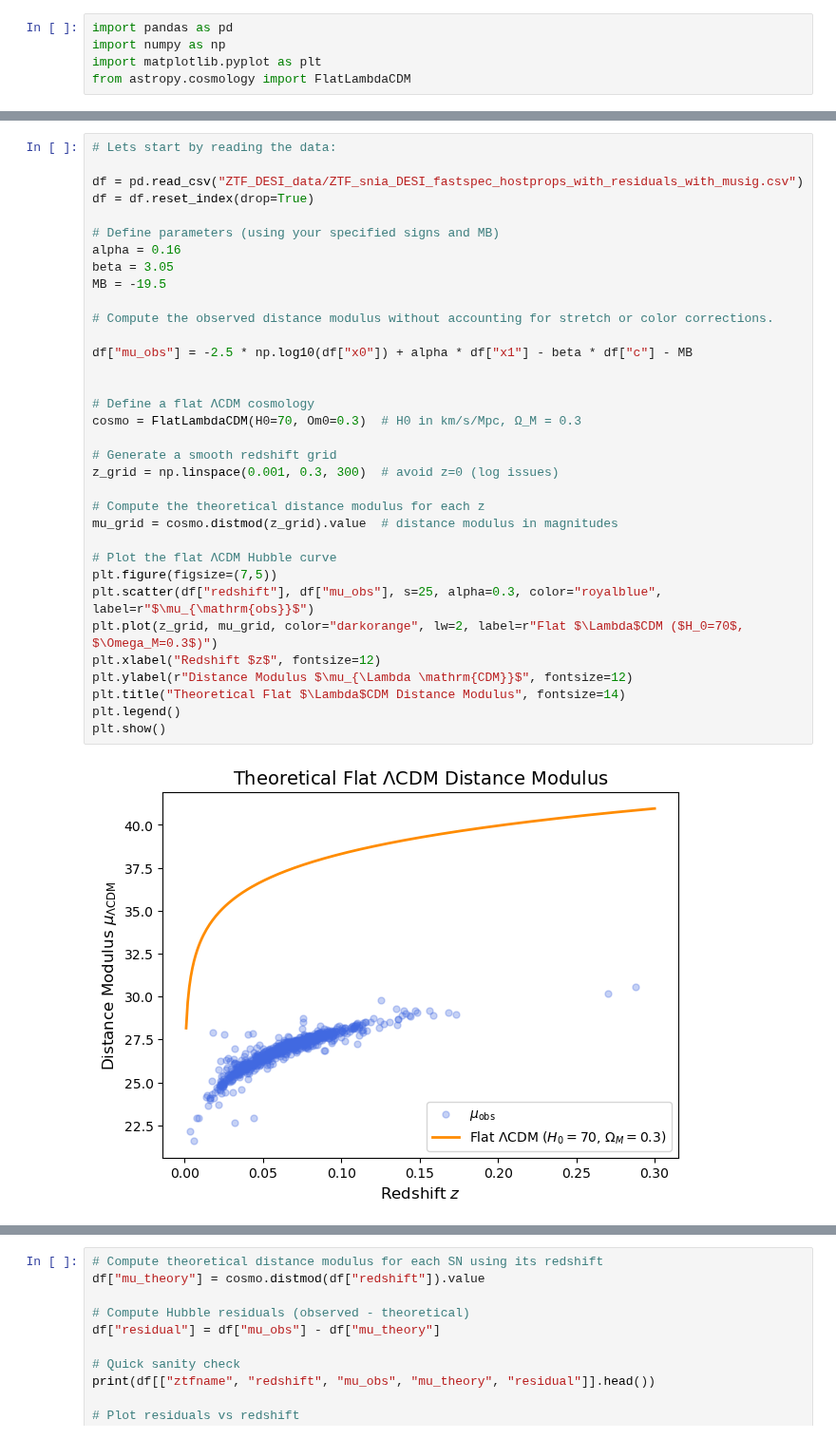
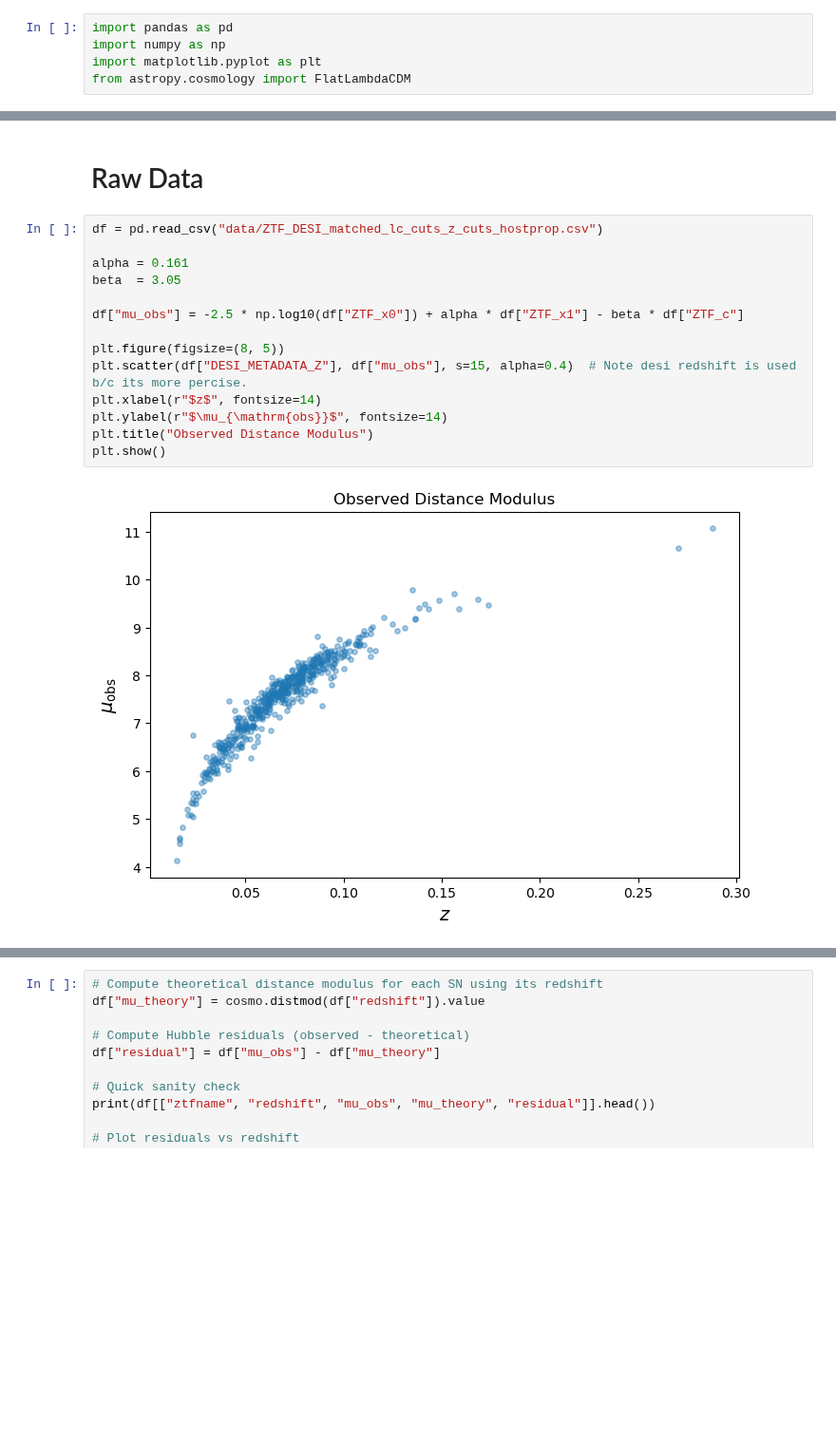
Before and after one commit to mwvgroup/myc21_first_paper, a Jupyter notebook: ZTF_DESI_data_prep/ZTF_mu_calculations_with_x1_c.ipynb, the cells around one changed output, grey strips where cells are left out. Shown at 95% size. Drawn from its saved outputs; the diff is of its cells as text; blank space fills up the shorter version.

```diff
--- a/ZTF_DESI_data_prep/ZTF_mu_calculations_with_x1_c.ipynb
+++ b/ZTF_DESI_data_prep/ZTF_mu_calculations_with_x1_c.ipynb
@@ -30,36 +24,18 @@ Please note that I selected the following data file b/c it contained the SNIa ho
+# %% [markdown]
+# Raw Data #
 # %%
-# Lets start by reading the data:
+df = pd.read_csv("data/ZTF_DESI_matched_lc_cuts_z_cuts_hostprop.csv")
 
-df = pd.read_csv("ZTF_DESI_data/ZTF_snia_DESI_fastspec_hostprops_with_residuals_with_musig.csv")
-df = df.reset_index(drop=True)
+alpha = 0.161
+beta  = 3.05
 
-# Define parameters (using your specified signs and MB)
-alpha = 0.16
-beta = 3.05
-MB = -19.5
+df["mu_obs"] = -2.5 * np.log10(df["ZTF_x0"]) + alpha * df["ZTF_x1"] - beta * df["ZTF_c"]
 
-# Compute the observed distance modulus without accounting for stretch or color corrections.
-
-df["mu_obs"] = -2.5 * np.log10(df["x0"]) + alpha * df["x1"] - beta * df["c"] - MB
-
-
-# Define a flat ΛCDM cosmology
-cosmo = FlatLambdaCDM(H0=70, Om0=0.3)  # H0 in km/s/Mpc, Ω_M = 0.3
-
-# Generate a smooth redshift grid
-z_grid = np.linspace(0.001, 0.3, 300)  # avoid z=0 (log issues)
-
-# Compute the theoretical distance modulus for each z
-mu_grid = cosmo.distmod(z_grid).value  # distance modulus in magnitudes
-
-# Plot the flat ΛCDM Hubble curve
-plt.figure(figsize=(7,5))
-plt.scatter(df["redshift"], df["mu_obs"], s=25, alpha=0.3, color="royalblue", label=r"$\mu_{\mathrm{obs}}$")
-plt.plot(z_grid, mu_grid, color="darkorange", lw=2, label=r"Flat $\Lambda$CDM ($H_0=70$, $\Omega_M=0.3$)")
-plt.xlabel("Redshift $z$", fontsize=12)
-plt.ylabel(r"Distance Modulus $\mu_{\Lambda \mathrm{CDM}}$", fontsize=12)
-plt.title("Theoretical Flat $\Lambda$CDM Distance Modulus", fontsize=14)
-plt.legend()
+plt.figure(figsize=(8, 5))
+plt.scatter(df["DESI_METADATA_Z"], df["mu_obs"], s=15, alpha=0.4)  # Note desi redshift is used b/c its more percise.
+plt.xlabel(r"$z$", fontsize=14)
+plt.ylabel(r"$\mu_{\mathrm{obs}}$", fontsize=14)
+plt.title("Observed Distance Modulus")
 plt.show()
 # %% [output]
-[figure, old version]
+[figure, new version]
```
Also changed, not shown: parts of 16 cells of this notebook.
